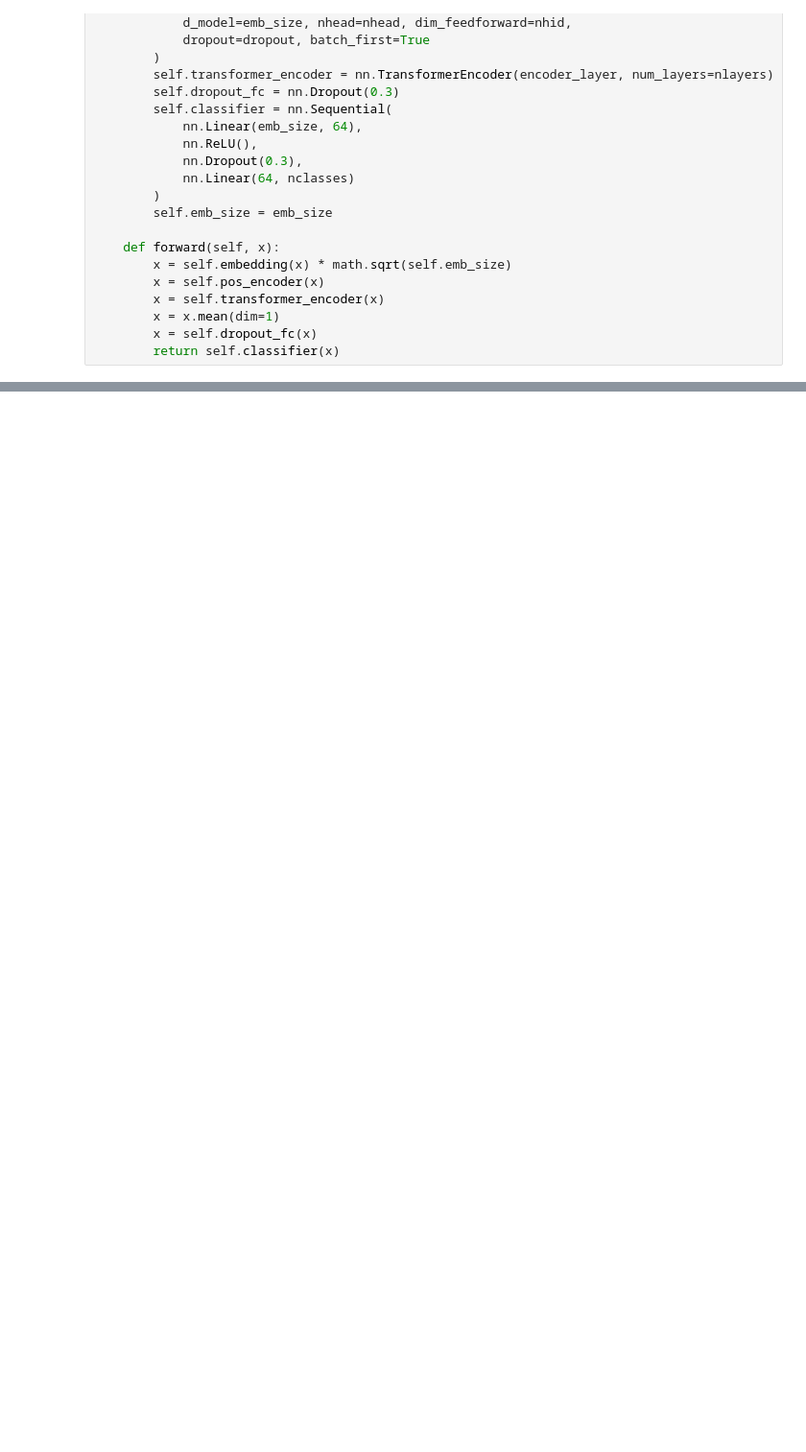
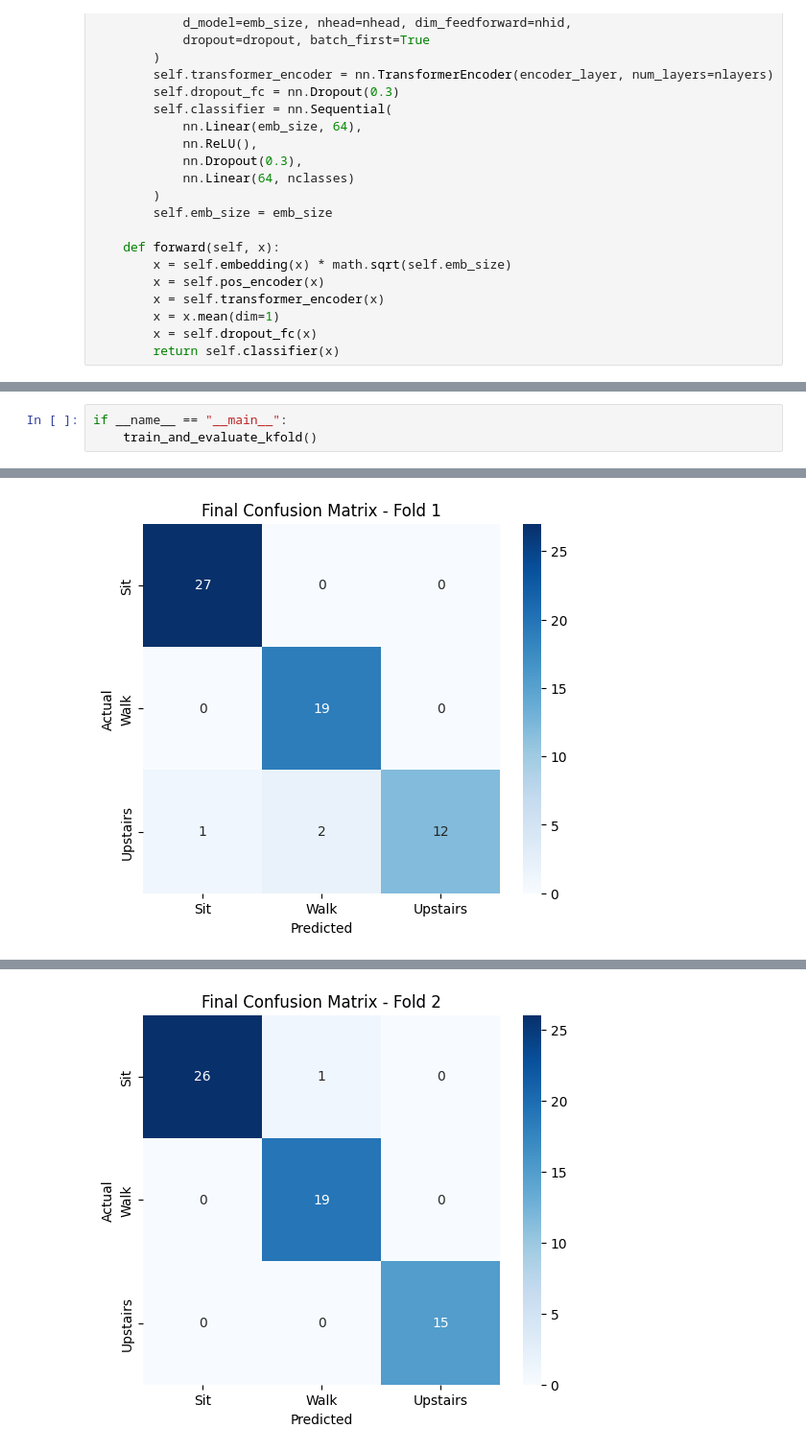
Before and after one commit to yuanhengm17/DETECT, a Jupyter notebook: Models/PublicDataIMU.ipynb, the cells around one changed output, grey strips where cells are left out. Shown at 96% size. Cells and saved outputs as stored; diff of their text form; blank space fills up the shorter version.

```diff
--- a/Models/PublicDataIMU.ipynb
+++ b/Models/PublicDataIMU.ipynb
@@ -248,0 +324,4 @@ weighted avg       0.97      0.97      0.97        61
+# %%
+if __name__ == "__main__":
+    train_and_evaluate_kfold()
+# %% [output]
@@ -248,0 +339 @@ weighted avg       0.97      0.97      0.97        61
+[figure, added]
@@ -248,0 +351 @@ weighted avg       0.97      0.97      0.97        61
+[figure, added]
```
Also changed, not shown: parts of 5 cells of this notebook, 1 other file.
